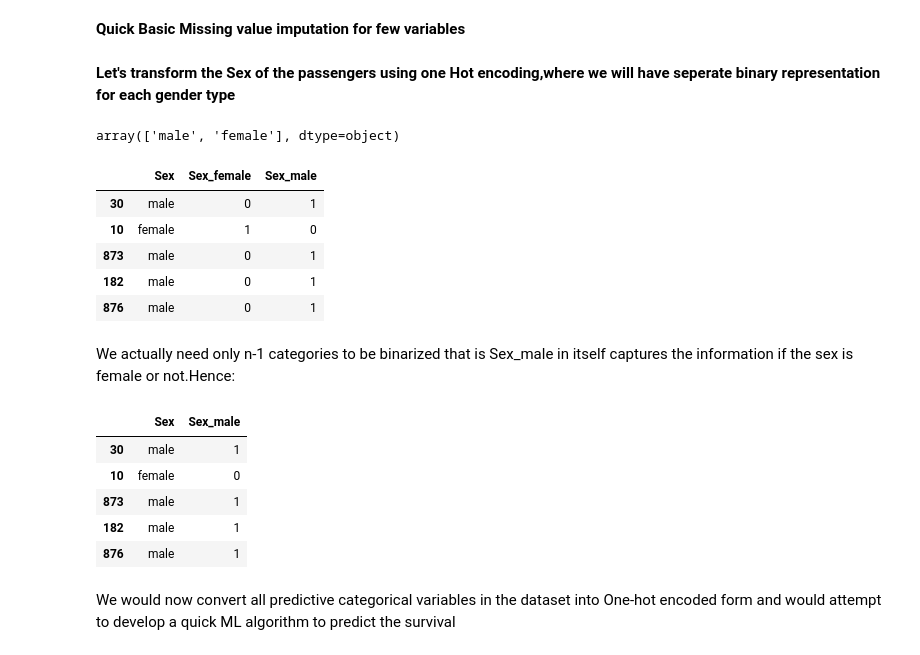
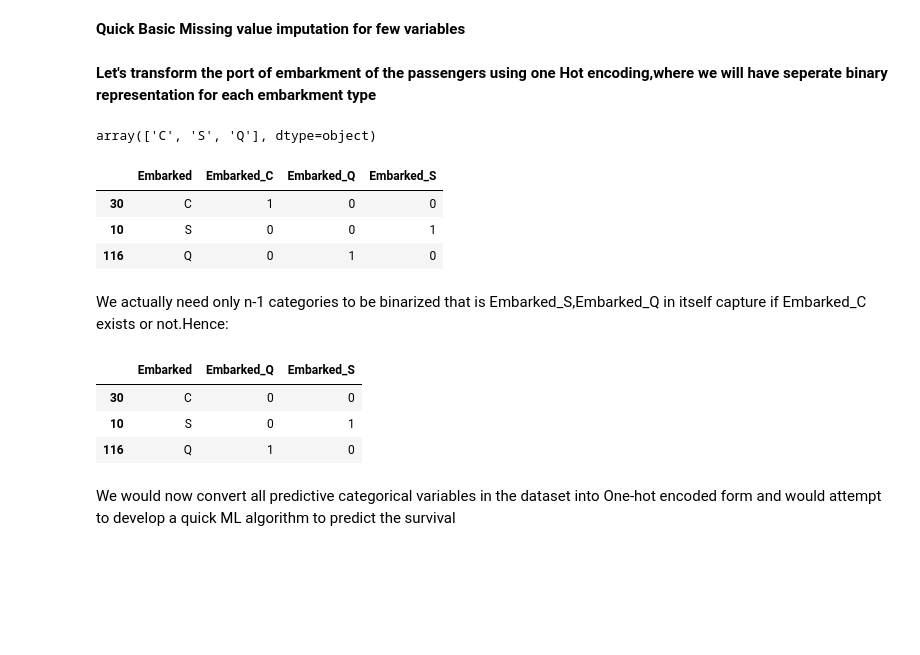
Before and after one commit to shubchat/pyconau_2020_cat_encode, a Jupyter notebook: The_art_of_categorical_encoding.ipynb, the cells around one changed output. Drawn from its saved outputs; the diff is of its cells as text; code cells hidden in the pictures; blank space fills up the shorter version.

```diff
--- a/The_art_of_categorical_encoding.ipynb
+++ b/The_art_of_categorical_encoding.ipynb
@@ -199,31 +199,27 @@ df_test['Cabin'].fillna(df_train['Cabin'].mode().iloc[0], inplace = True)
 df_train['Pclass']=df_train['Pclass'].astype('object')
 df_test['Pclass']=df_test['Pclass'].astype('object')
 # %% [markdown]
-<b>Let's transform the Sex of the passengers using one Hot encoding,where we will have seperate binary representation for each gender type
+<b>Let's transform the port of embarkment of the passengers using one Hot encoding,where we will have seperate binary representation for each embarkment type
-# %%
-df_train['Sex'].unique()
-# %% [output]
-array(['male', 'female'], dtype=object)
+# %%
+df_train['Embarked'].unique() # C = Cherbourg, Q = Queenstown, S = Southampton
+# %% [output]
+array(['C', 'S', 'Q'], dtype=object)
 # %%
-df_train.join(pd.get_dummies(df_train['Sex'],prefix='Sex'))[['Sex','Sex_female','Sex_male']].head()
+df_train.join(pd.get_dummies(df_train['Embarked'],prefix='Embarked'))[['Embarked','Embarked_C','Embarked_Q','Embarked_S']].drop_duplicates()
 # %% [output]
-|  | Sex | Sex_female | Sex_male |
-| 30 | male | 0 | 1 |
-| 10 | female | 1 | 0 |
-| 873 | male | 0 | 1 |
-| 182 | male | 0 | 1 |
-| 876 | male | 0 | 1 |
+|  | Embarked | Embarked_C | Embarked_Q | Embarked_S |
+| 30 | C | 1 | 0 | 0 |
+| 10 | S | 0 | 0 | 1 |
+| 116 | Q | 0 | 1 | 0 |
 # %% [markdown]
-We actually need only n-1 categories to be binarized that is Sex_male in itself captures the information if the sex is female or not.Hence:
+We actually need only n-1 categories to be binarized that is Embarked_S,Embarked_Q in itself capture if Embarked_C exists or not.Hence:
 # %%
-df_train.join(pd.get_dummies(df_train['Sex'],prefix='Sex',drop_first=True))[['Sex','Sex_male']].head()
+df_train.join(pd.get_dummies(df_train['Embarked'],prefix='Embarked',drop_first=True))[['Embarked','Embarked_Q','Embarked_S']].drop_duplicates()
 # %% [output]
-|  | Sex | Sex_male |
-| 30 | male | 1 |
-| 10 | female | 0 |
-| 873 | male | 1 |
-| 182 | male | 1 |
-| 876 | male | 1 |
+|  | Embarked | Embarked_Q | Embarked_S |
+| 30 | C | 0 | 0 |
+| 10 | S | 0 | 1 |
+| 116 | Q | 1 | 0 |
 # %% [markdown]
 We would now convert all predictive categorical variables in the dataset into One-hot encoded form and would attempt to develop a quick ML algorithm to predict the survival
 # %% [markdown]
```
Also changed, not shown: parts of 82 cells of this notebook, 5 other files.
